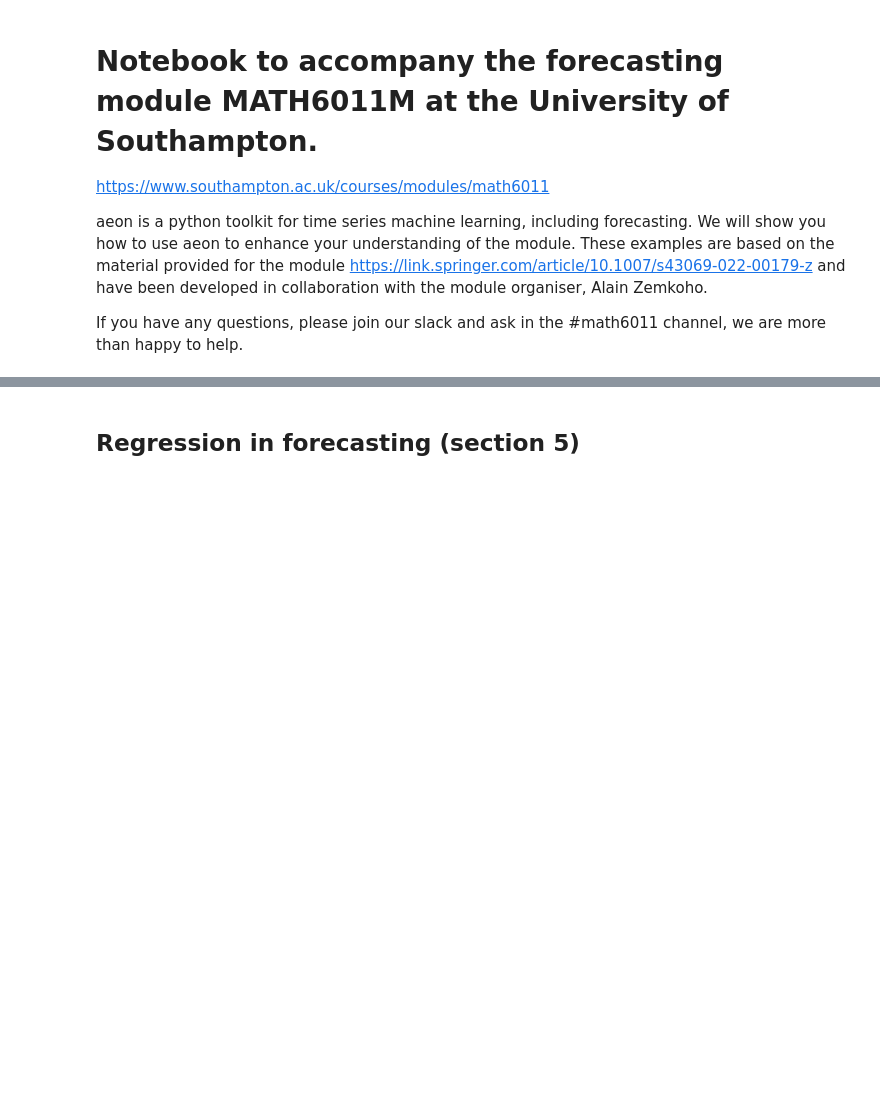
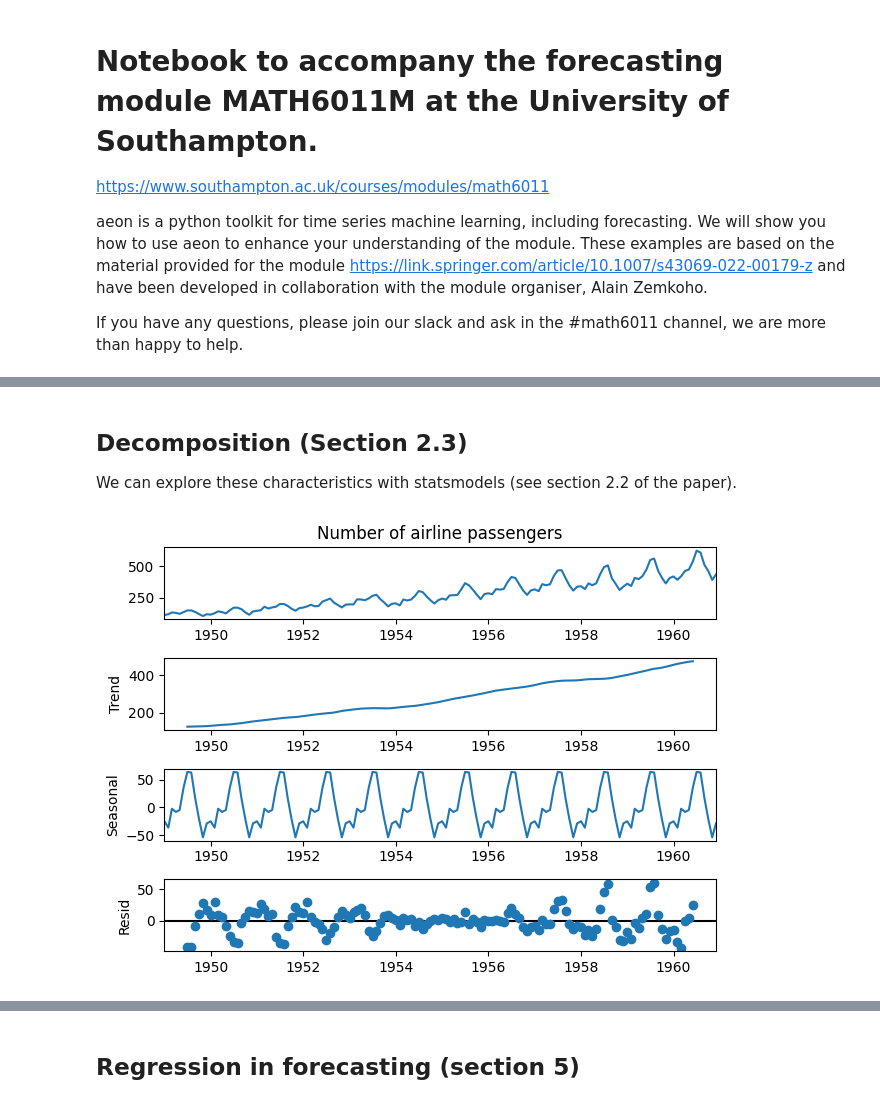
Before and after one commit to wayneadams/aeon, a Jupyter notebook: examples/forecasting/math6011.ipynb, the cells around one changed output, grey strips where cells are left out. Cells and saved outputs as stored; diff of their text form; code cells hidden in the pictures; blank space fills up the shorter version.

```diff
--- a/examples/forecasting/math6011.ipynb
+++ b/examples/forecasting/math6011.ipynb
@@ -30,0 +45,9 @@ Naive forecasting, MAPE, etc
+# %% [markdown]
+## Decomposition (Section 2.3)
+We can explore these characteristics with statsmodels (see section 2.2 of the paper).
+# %%
+decomposition = sm.tsa.seasonal_decompose(airline, model="additive", period=12)
+# Plotting the decomposed time series components
+fig = decomposition.plot()
+# %% [output]
+[figure, added]
```
Also changed, not shown: parts of 33 cells of this notebook, 1 other file.
